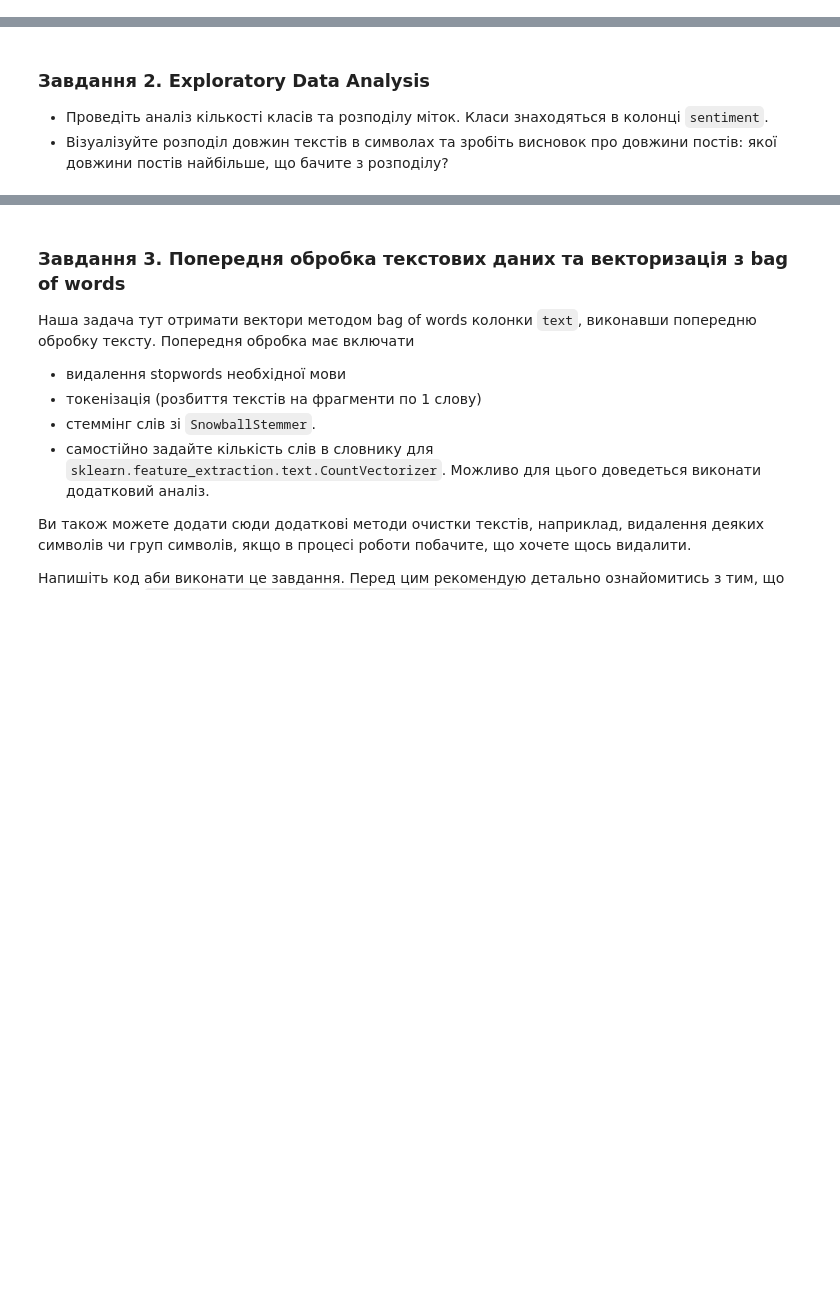
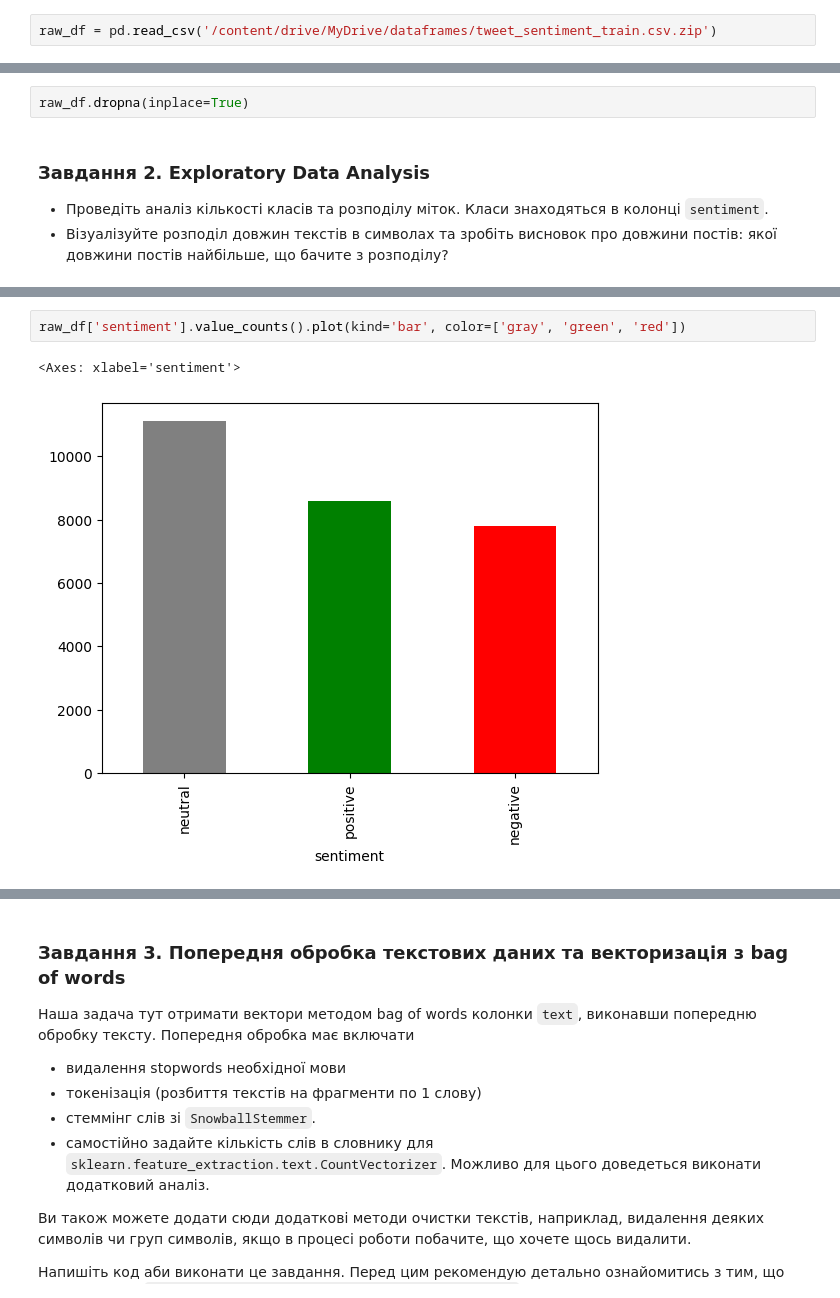
Before and after one commit to sekhahelina/ML_tasks, a Jupyter notebook: Module3/HW_NLP_Classification.ipynb, the cells around one changed output, grey strips where cells are left out. Drawn from its saved outputs; the diff is of its cells as text; blank space fills up the shorter version.

```diff
--- a/Module3/HW_NLP_Classification.ipynb
+++ b/Module3/HW_NLP_Classification.ipynb
@@ -22,0 +44,2 @@
+# %%
+raw_df = pd.read_csv('/content/drive/MyDrive/dataframes/tweet_sentiment_train.csv.zip')
@@ -23,3 +78,5 @@
+# %%
+raw_df.dropna(inplace=True)
 # %% [markdown]
 ### Завдання 2. Exploratory Data Analysis
 
@@ -27,0 +94,5 @@
+# %%
+raw_df['sentiment'].value_counts().plot(kind='bar', color=['gray', 'green', 'red'])
+# %% [output]
+<Axes: xlabel='sentiment'>
+[figure, added]
```
Also changed, not shown: parts of 41 cells of this notebook.
